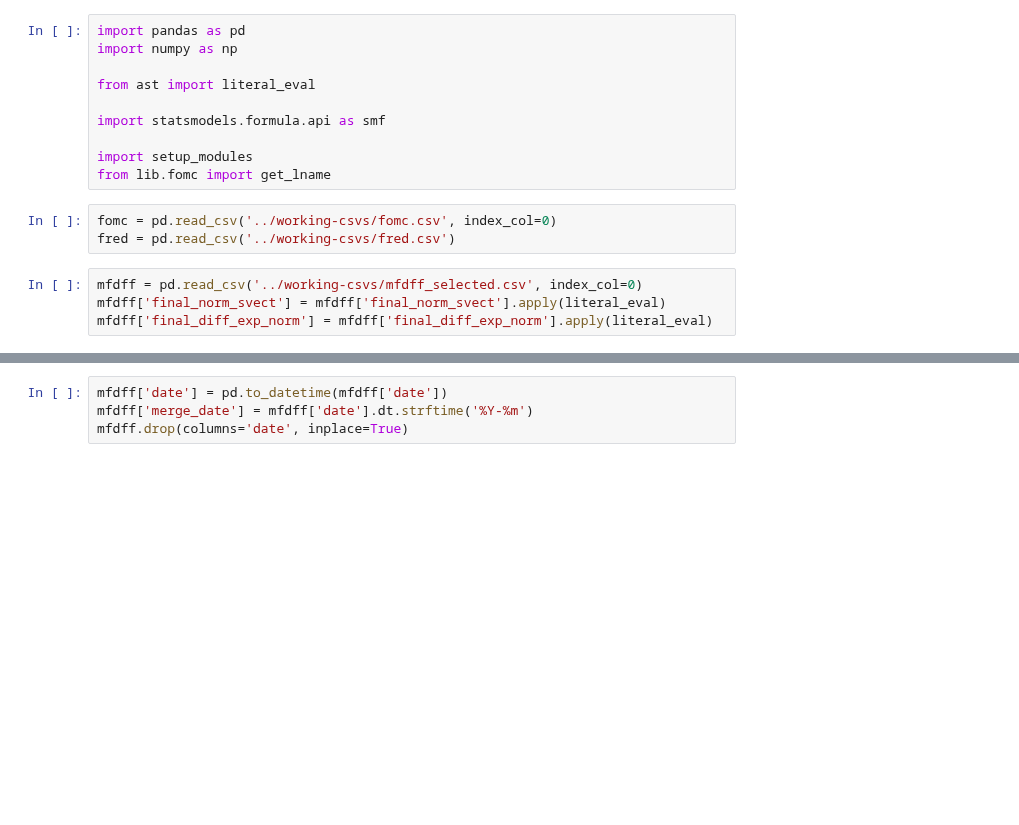
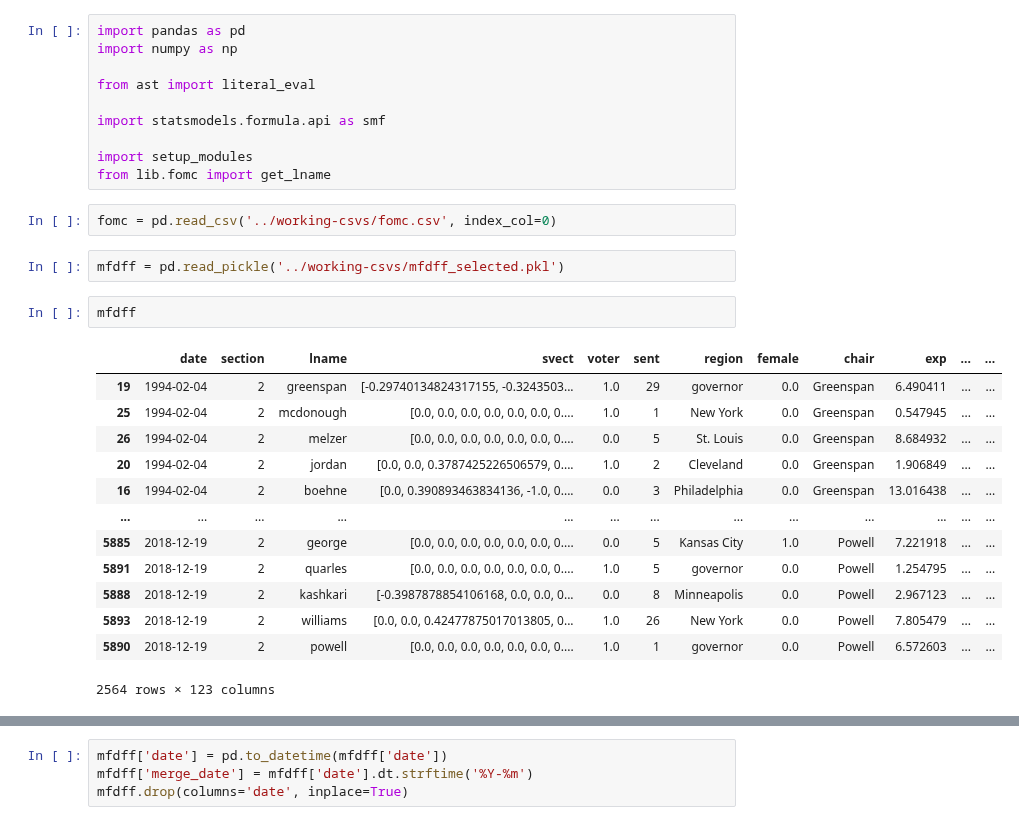
Before and after one commit to bendurham441/fed-nlp, a Jupyter notebook: regressions/unordered.ipynb, the cells around one changed output, grey strips where cells are left out. Drawn from its saved outputs; the diff is of its cells as text; blank space fills up the shorter version.

```diff
--- a/regressions/unordered.ipynb
+++ b/regressions/unordered.ipynb
@@ -10,11 +10,24 @@ import setup_modules
 from lib.fomc import get_lname
 # %%
 fomc = pd.read_csv('../working-csvs/fomc.csv', index_col=0)
-fred = pd.read_csv('../working-csvs/fred.csv')
-# %%
-mfdff = pd.read_csv('../working-csvs/mfdff_selected.csv', index_col=0)
-mfdff['final_norm_svect'] = mfdff['final_norm_svect'].apply(literal_eval)
-mfdff['final_diff_exp_norm'] = mfdff['final_diff_exp_norm'].apply(literal_eval)
+# %%
+mfdff = pd.read_pickle('../working-csvs/mfdff_selected.pkl')
+# %%
+mfdff
+# %% [output]
+|  | date | section | lname | svect | voter | sent | region | female | chair | exp | ... | ... |
+| 19 | 1994-02-04 | 2 | greenspan | [-0.29740134824317155, -0.3243503... | 1.0 | 29 | governor | 0.0 | Greenspan | 6.490411 | ... | ... |
+| 25 | 1994-02-04 | 2 | mcdonough | [0.0, 0.0, 0.0, 0.0, 0.0, 0.0, 0.... | 1.0 | 1 | New York | 0.0 | Greenspan | 0.547945 | ... | ... |
+| 26 | 1994-02-04 | 2 | melzer | [0.0, 0.0, 0.0, 0.0, 0.0, 0.0, 0.... | 0.0 | 5 | St. Louis | 0.0 | Greenspan | 8.684932 | ... | ... |
+| 20 | 1994-02-04 | 2 | jordan | [0.0, 0.0, 0.3787425226506579, 0.... | 1.0 | 2 | Cleveland | 0.0 | Greenspan | 1.906849 | ... | ... |
+| 16 | 1994-02-04 | 2 | boehne | [0.0, 0.390893463834136, -1.0, 0.... | 0.0 | 3 | Philadelphia | 0.0 | Greenspan | 13.016438 | ... | ... |
+| ... | ... | ... | ... | ... | ... | ... | ... | ... | ... | ... | ... | ... |
+| 5885 | 2018-12-19 | 2 | george | [0.0, 0.0, 0.0, 0.0, 0.0, 0.0, 0.... | 0.0 | 5 | Kansas City | 1.0 | Powell | 7.221918 | ... | ... |
+| 5891 | 2018-12-19 | 2 | quarles | [0.0, 0.0, 0.0, 0.0, 0.0, 0.0, 0.... | 1.0 | 5 | governor | 0.0 | Powell | 1.254795 | ... | ... |
+| 5888 | 2018-12-19 | 2 | kashkari | [-0.3987878854106168, 0.0, 0.0, 0... | 0.0 | 8 | Minneapolis | 0.0 | Powell | 2.967123 | ... | ... |
+| 5893 | 2018-12-19 | 2 | williams | [0.0, 0.0, 0.42477875017013805, 0... | 1.0 | 26 | New York | 0.0 | Powell | 7.805479 | ... | ... |
+| 5890 | 2018-12-19 | 2 | powell | [0.0, 0.0, 0.0, 0.0, 0.0, 0.0, 0.... | 1.0 | 1 | governor | 0.0 | Powell | 6.572603 | ... | ... |
+2564 rows × 123 columns
 # %%
 mfdff.columns
 # %% [output]
```
Also changed, not shown: parts of 23 cells of this notebook, 1 other file.
